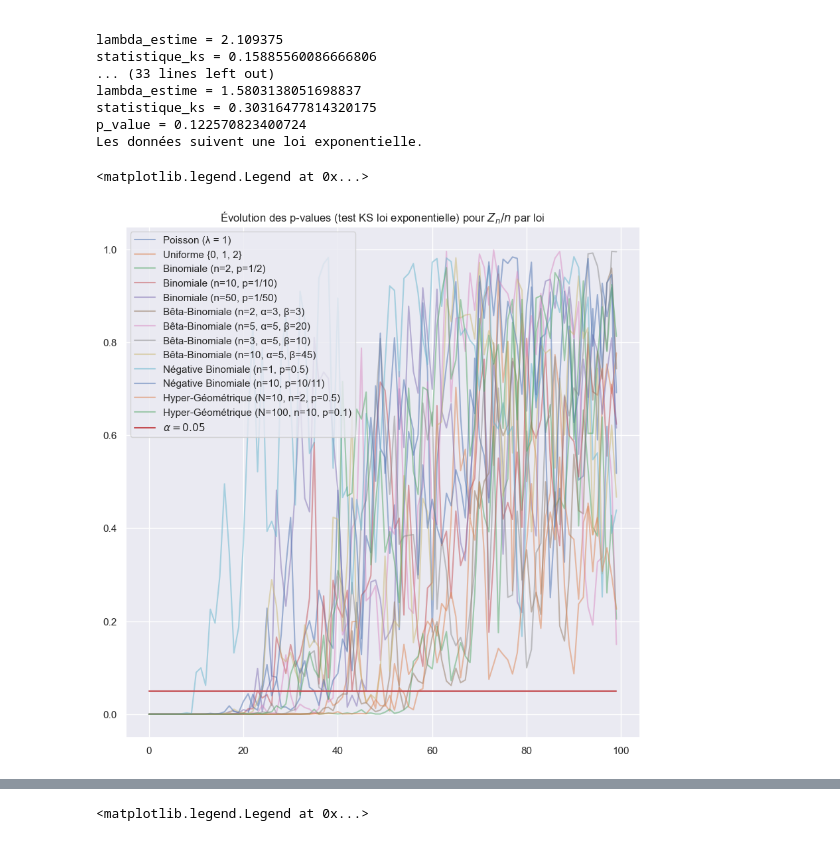
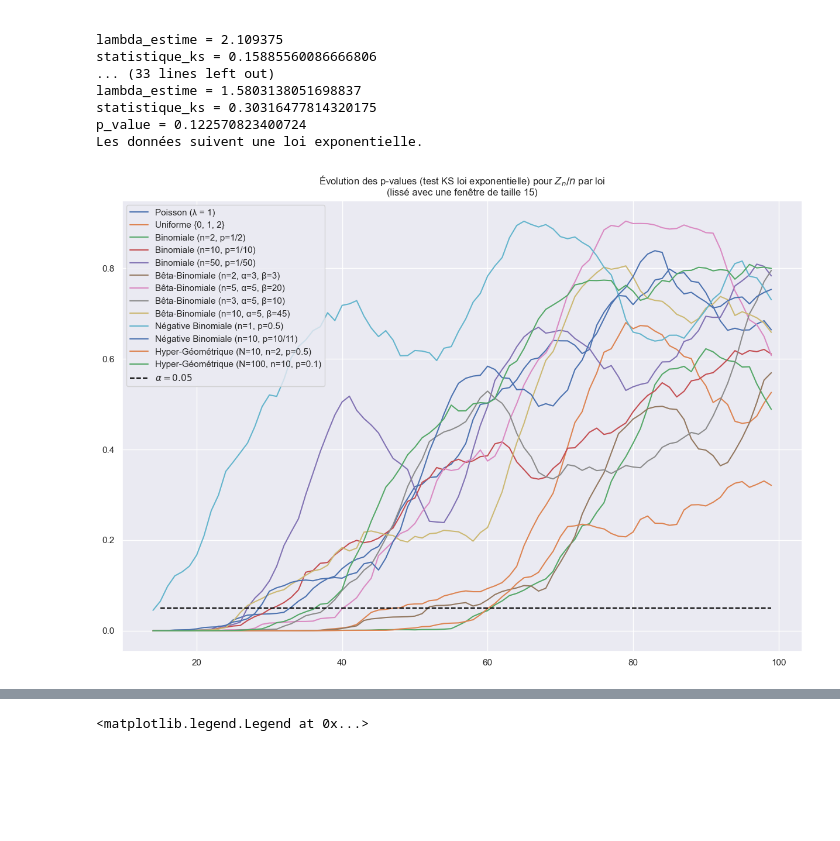
Before and after one commit to Ab2nour/epidemic-simulation, a Jupyter notebook: src/notebooks/galton-watson.ipynb, the cells around one changed output, grey strips where cells are left out. Saved outputs shown, nothing was run; the diff lists cells and outputs as text; code cells hidden in the pictures; blank space fills up the shorter version.

```diff
--- a/src/notebooks/galton-watson.ipynb
+++ b/src/notebooks/galton-watson.ipynb
@@ -226,7 +226,7 @@ plt.legend()
 <matplotlib.legend.Legend at 0x...>
 [figure]
 # %%
-p_value = test_loi_exponentielle(zn_sup_zero / nb_epoques)
+p_value, _ = test_loi_exponentielle(zn_sup_zero / nb_epoques)
 # %% [output]
 statistique_ks = 0.033088011086562646
 p_value = 0.8924378062988716
@@ -368,7 +368,7 @@ def simulation_yaglom(
     nb_repetitions: int = 10,
     taille_echantillon: int = 50,
     affichage: bool = False,
-) -> list[float]:
+) -> tuple[list[float], list[float], list[float]]:
     """Renvoie la liste contenant l'évolution des p-values.
 
     Simule `nb_processus` processus de Galton-Watson.
@@ -380,6 +380,8 @@ def simulation_yaglom(
     ayant survécu pour n petit, que pour n grand, simple question d'équité pour
     l'affichage)"""
     evolution_p_value = []
+    evolution_ks = []
+    evolution_lambda = []
 
     sim = SimulateurGaltonWatson(loi, nb_processus=nb_processus)
 
@@ -399,10 +401,15 @@ def simulation_yaglom(
             sns.histplot(zn_sur_n_sample, stat="density")
             plt.show()
 
-        p_value = test_loi_exponentielle(zn_sur_n)
+        p_value, statistique_ks = test_loi_exponentielle(zn_sur_n)
+
         evolution_p_value.append(p_value)
+        evolution_ks.append(statistique_ks)
 
-    return evolution_p_value
+        lambda_estime = 1.0 / np.mean(zn_sur_n)
+        evolution_lambda.append(lambda_estime)
+
+    return evolution_p_value, evolution_ks, evolution_lambda
 # %%
 alpha = 0.05
 nb_repetitions = 100
@@ -425,14 +441,21 @@ p_value_df.to_csv("p-value-evolutions.csv")
 # %%
-p_value_df.plot(figsize=(10, 10), alpha=0.5)
+periode_lissage = 15
+p_value_df.rolling(window=periode_lissage).mean().plot(figsize=(15, 10))
 
-plt.title("Évolution des p-values (test KS loi exponentielle) pour $Z_n / n$ par loi")
+plt.title(
+    "Évolution des p-values (test KS loi exponentielle) pour $Z_n / n$ par loi"
+    f"\n(lissé avec une fenêtre de taille {periode_lissage})"
+)
 plt.plot(
-    list(range(nb_repetitions)),
-    [alpha for _ in range(nb_repetitions)],
+    list(range(periode_lissage, nb_repetitions)),
+    [alpha for _ in range(periode_lissage, nb_repetitions)],
     label=r"$\alpha = 0.05$",
+    color="black",
+    linestyle="dashed"
 )
 plt.legend()
+# plt.savefig("assets/img/p-values-evolution-all-laws.png")
+# plt.savefig("assets/img/p-values-evolution-all-laws.svg")
 # %% [output]
-<matplotlib.legend.Legend at 0x...>
-[figure, old version]
+[figure, new version]
 # %%
```
Also changed, not shown: parts of 9 cells of this notebook, 1 other file.
